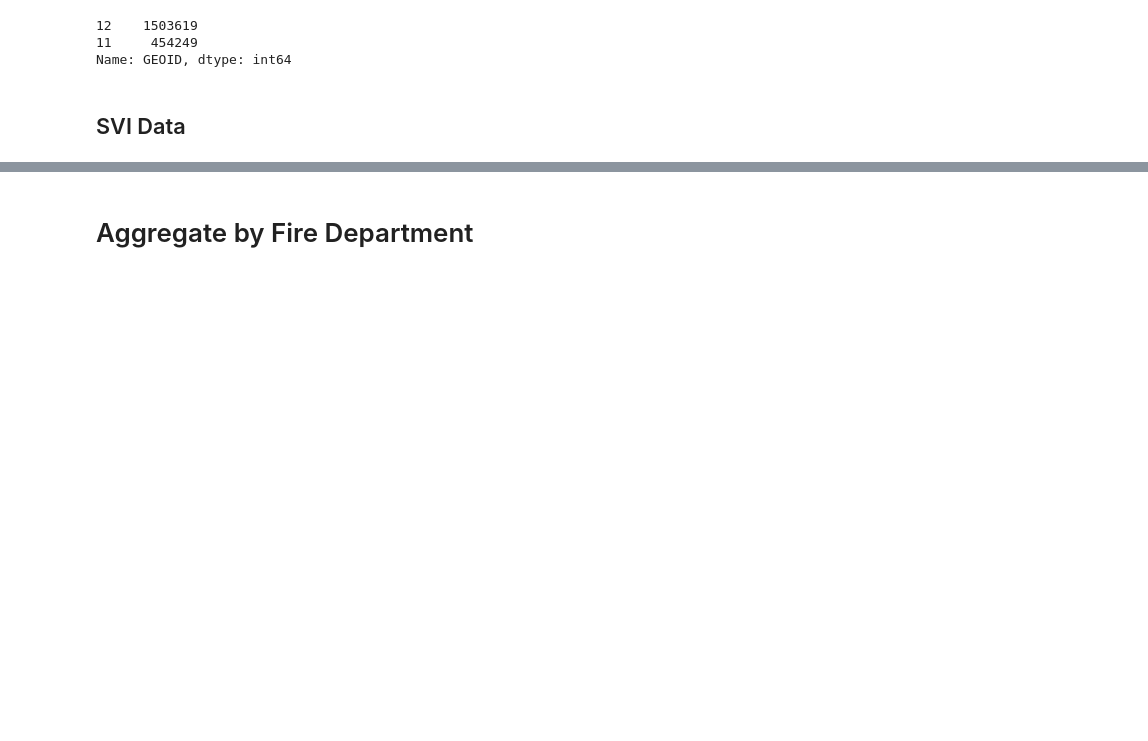
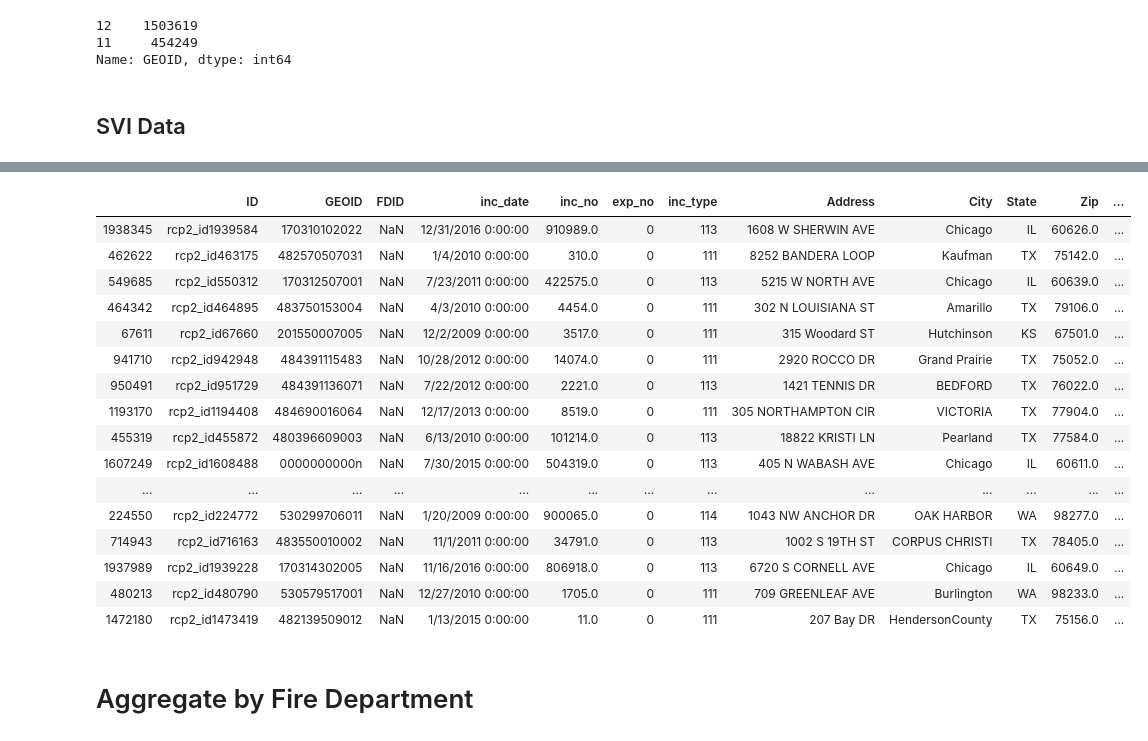
Before and after one commit to DataKind-DC/rcp2, a Jupyter notebook: notebooks/thw_1.1_fire_station_EDA.ipynb, the cells around one changed output, grey strips where cells are left out. Saved outputs shown, nothing was run; the diff lists cells and outputs as text; code cells hidden in the pictures; blank space fills up the shorter version.

Commit message:
added investigation of null values for FDID

```diff
--- a/notebooks/thw_1.1_fire_station_EDA.ipynb
+++ b/notebooks/thw_1.1_fire_station_EDA.ipynb
@@ -83,0 +118,2 @@ svi2016['FIPS'] = svi2016['FIPS'].str.zfill(11)
+# %%
+test = pd.read_csv(nfirs_path)
@@ -84,3 +160,23 @@ svi2016['FIPS'] = svi2016['FIPS'].str.zfill(11)
+# %%
+test[test['FDID'].isnull()].sample(20)
+# %% [output]
+|  | ID | GEOID | FDID | inc_date | inc_no | exp_no | inc_type | Address | City | State | Zip | ... |
+| 1938345 | rcp2_id1939584 | 170310102022 | NaN | 12/31/2016 0:00:00 | 910989.0 | 0 | 113 | 1608 W SHERWIN AVE | Chicago | IL | 60626.0 | ... |
+| 462622 | rcp2_id463175 | 482570507031 | NaN | 1/4/2010 0:00:00 | 310.0 | 0 | 111 | 8252 BANDERA LOOP | Kaufman | TX | 75142.0 | ... |
+| 549685 | rcp2_id550312 | 170312507001 | NaN | 7/23/2011 0:00:00 | 422575.0 | 0 | 113 | 5215 W NORTH AVE | Chicago | IL | 60639.0 | ... |
+| 464342 | rcp2_id464895 | 483750153004 | NaN | 4/3/2010 0:00:00 | 4454.0 | 0 | 111 | 302 N LOUISIANA ST | Amarillo | TX | 79106.0 | ... |
+| 67611 | rcp2_id67660 | 201550007005 | NaN | 12/2/2009 0:00:00 | 3517.0 | 0 | 111 | 315 Woodard ST | Hutchinson | KS | 67501.0 | ... |
+| 941710 | rcp2_id942948 | 484391115483 | NaN | 10/28/2012 0:00:00 | 14074.0 | 0 | 111 | 2920 ROCCO DR | Grand Prairie | TX | 75052.0 | ... |
+| 950491 | rcp2_id951729 | 484391136071 | NaN | 7/22/2012 0:00:00 | 2221.0 | 0 | 113 | 1421 TENNIS DR | BEDFORD | TX | 76022.0 | ... |
+| 1193170 | rcp2_id1194408 | 484690016064 | NaN | 12/17/2013 0:00:00 | 8519.0 | 0 | 111 | 305 NORTHAMPTON CIR | VICTORIA | TX | 77904.0 | ... |
+| 455319 | rcp2_id455872 | 480396609003 | NaN | 6/13/2010 0:00:00 | 101214.0 | 0 | 113 | 18822 KRISTI LN | Pearland | TX | 77584.0 | ... |
+| 1607249 | rcp2_id1608488 | 0000000000n | NaN | 7/30/2015 0:00:00 | 504319.0 | 0 | 113 | 405 N WABASH AVE | Chicago | IL | 60611.0 | ... |
+| ... | ... | ... | ... | ... | ... | ... | ... | ... | ... | ... | ... | ... |
+| 224550 | rcp2_id224772 | 530299706011 | NaN | 1/20/2009 0:00:00 | 900065.0 | 0 | 114 | 1043 NW ANCHOR DR | OAK HARBOR | WA | 98277.0 | ... |
+| 714943 | rcp2_id716163 | 483550010002 | NaN | 11/1/2011 0:00:00 | 34791.0 | 0 | 113 | 1002 S 19TH ST | CORPUS CHRISTI | TX | 78405.0 | ... |
+| 1937989 | rcp2_id1939228 | 170314302005 | NaN | 11/16/2016 0:00:00 | 806918.0 | 0 | 113 | 6720 S CORNELL AVE | Chicago | IL | 60649.0 | ... |
+| 480213 | rcp2_id480790 | 530579517001 | NaN | 12/27/2010 0:00:00 | 1705.0 | 0 | 111 | 709 GREENLEAF AVE | Burlington | WA | 98233.0 | ... |
+| 1472180 | rcp2_id1473419 | 482139509012 | NaN | 1/13/2015 0:00:00 | 11.0 | 0 | 111 | 207 Bay DR | HendersonCounty | TX | 75156.0 | ... |
 # %% [markdown]
 # Aggregate by Fire Department
 # %% [markdown]
```
Also changed, not shown: parts of 13 cells of this notebook.
